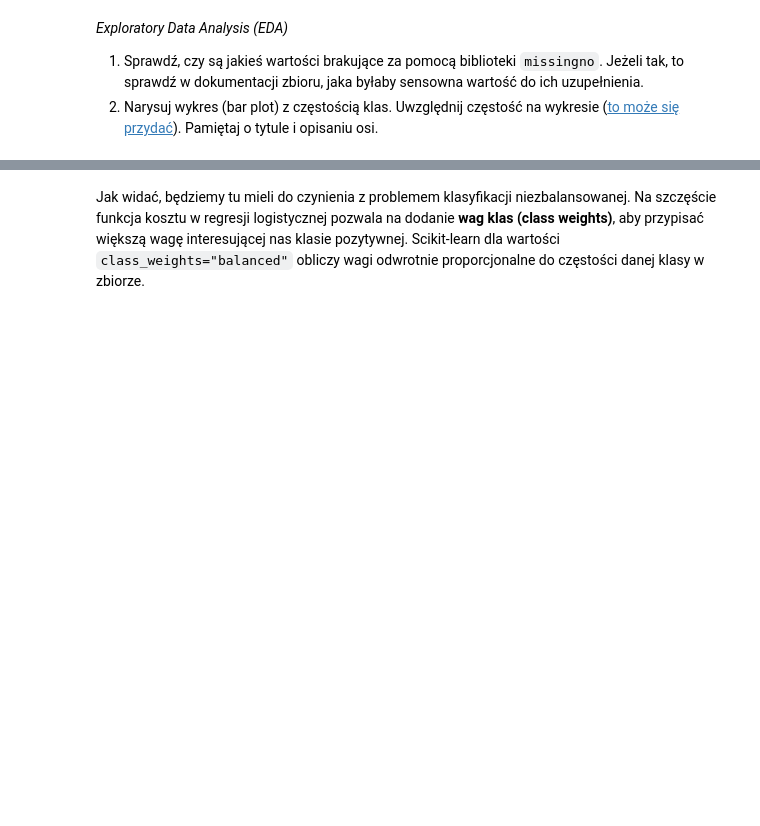
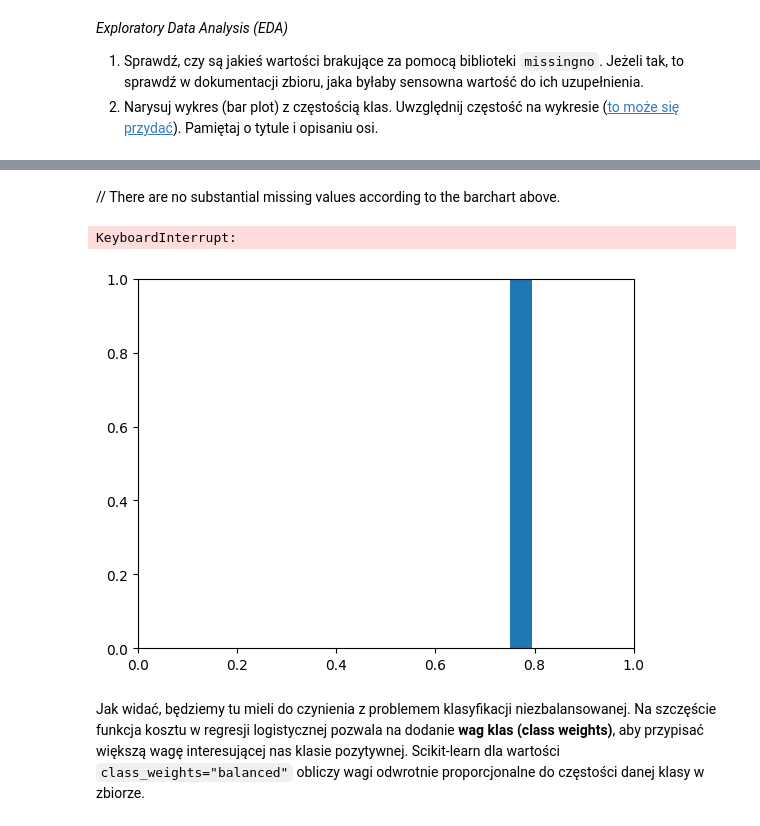
Before and after one commit to Galaktikkon/BAI, a Jupyter notebook: lab1/lab_1.ipynb, the cells around one changed output, grey strips where cells are left out. Saved outputs shown, nothing was run; the diff lists cells and outputs as text; code cells hidden in the pictures; blank space fills up the shorter version.

```diff
--- a/lab1/lab_1.ipynb
+++ b/lab1/lab_1.ipynb
@@ -1224,3 +1250,18 @@ y = y.astype({"y": np.int64})
+# %% [markdown]
+// There are no substantial missing values according to the barchart above.
+# %%
+# plot class frequencies
+# your_code
+
+ax = df.plot.bar()
+
+print("df.plot.bar")
+
+for container in ax.containers:
+    ax.bar_label(container)
+# %% [output]
+KeyboardInterrupt:
+[figure, added]
 # %% [markdown]
 Jak widać, będziemy tu mieli do czynienia z problemem klasyfikacji niezbalansowanej. Na szczęście funkcja kosztu w regresji logistycznej pozwala na dodanie **wag klas (class weights)**, aby przypisać większą wagę interesującej nas klasie pozytywnej. Scikit-learn dla wartości `class_weights="balanced"` obliczy wagi odwrotnie proporcjonalne do częstości danej klasy w zbiorze.
 # %% [markdown]
```
Also changed, not shown: parts of 6 cells of this notebook.
